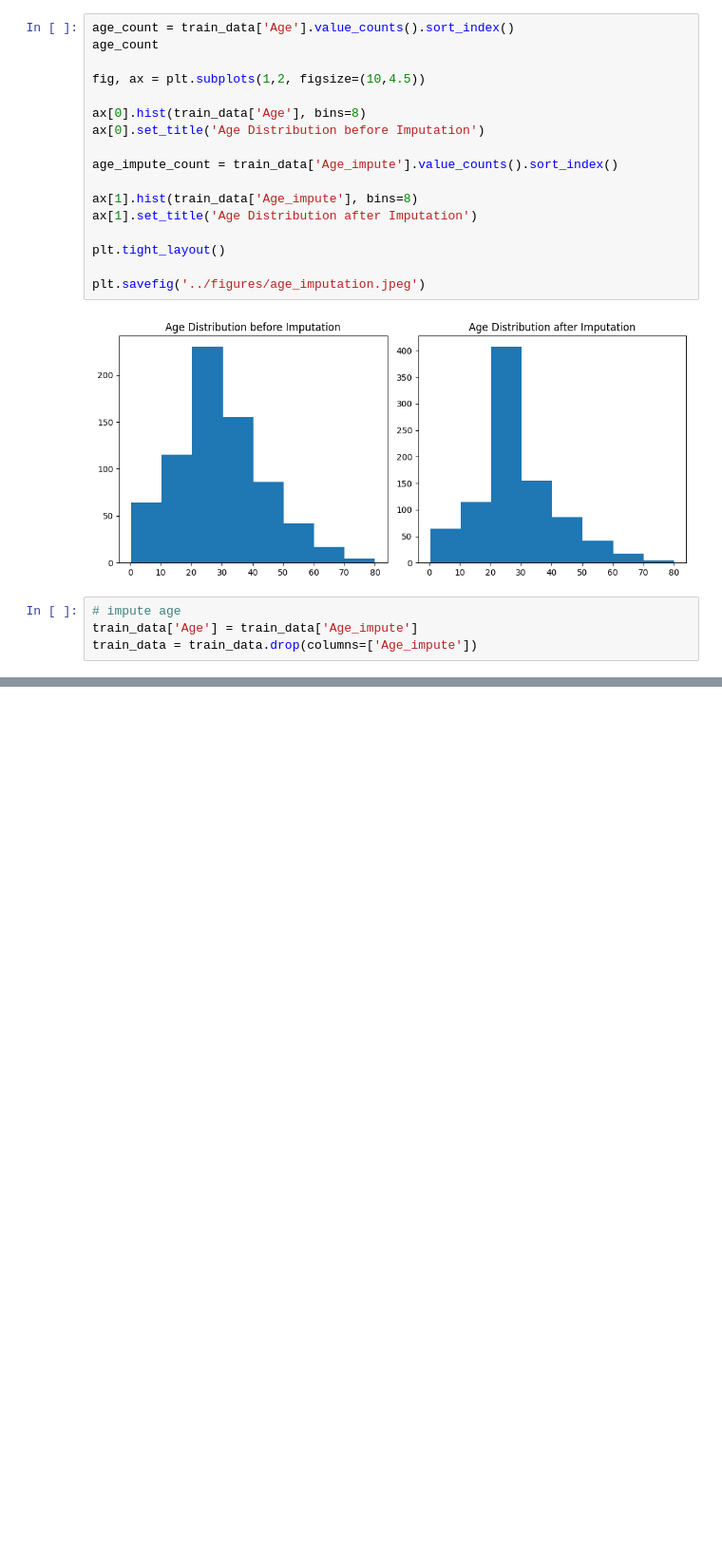
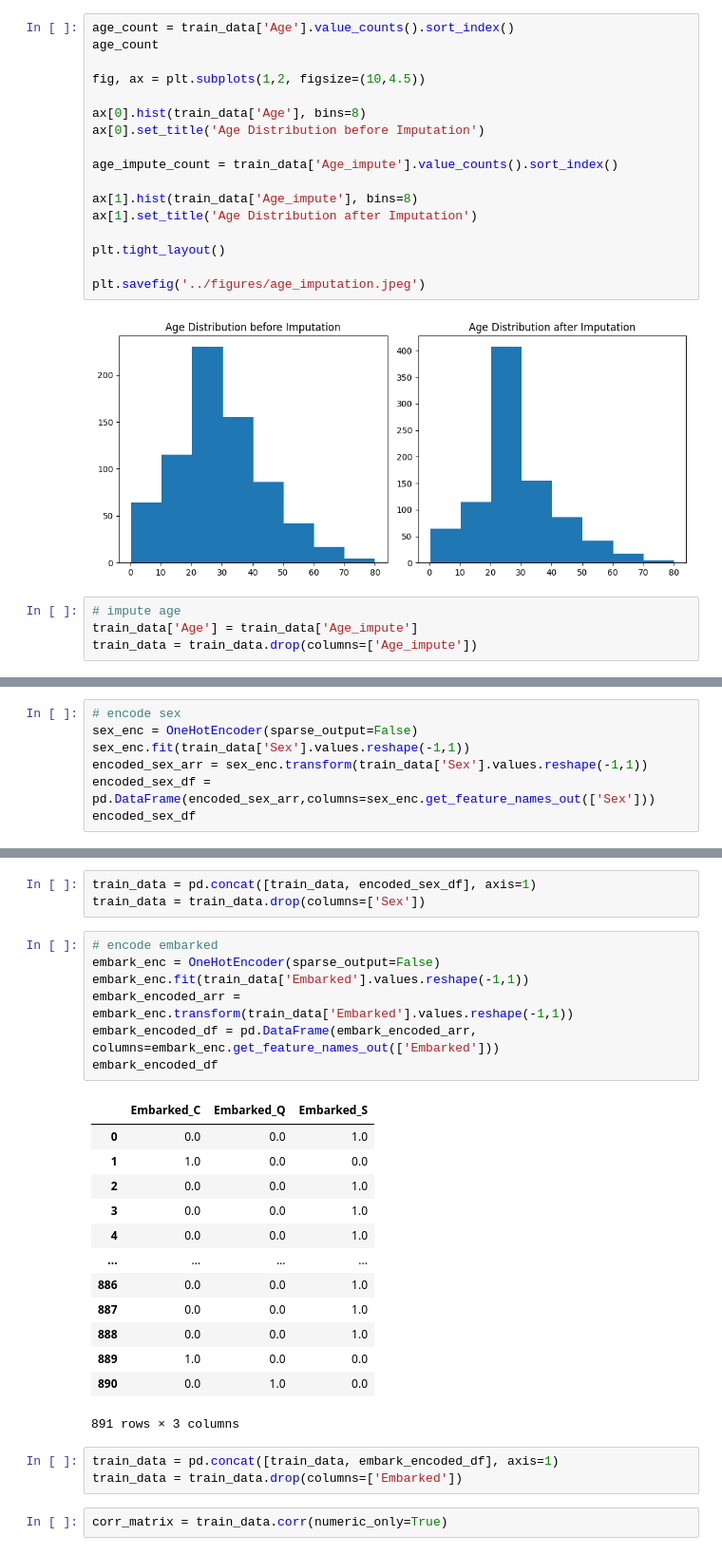
Before and after one commit to pkdc/titanic-survival-prediction, a Jupyter notebook: notebook/titanic.ipynb, the cells around one changed output, grey strips where cells are left out. Shown: that part at 95% size. Saved outputs shown, nothing was run; the diff lists cells and outputs as text; blank space fills up the shorter version.

```diff
--- a/notebook/titanic.ipynb
+++ b/notebook/titanic.ipynb
@@ -329 +293,8 @@ Embarked       0
 dtype: int64
+# %%
+# encode sex
+sex_enc = OneHotEncoder(sparse_output=False)
+sex_enc.fit(train_data['Sex'].values.reshape(-1,1))
+encoded_sex_arr = sex_enc.transform(train_data['Sex'].values.reshape(-1,1))
+encoded_sex_df = pd.DataFrame(encoded_sex_arr,columns=sex_enc.get_feature_names_out(['Sex']))
+encoded_sex_df
@@ -329,0 +315,29 @@ dtype: int64
+# %%
+train_data = pd.concat([train_data, encoded_sex_df], axis=1)
+train_data = train_data.drop(columns=['Sex'])
+# %%
+# encode embarked
+embark_enc = OneHotEncoder(sparse_output=False)
+embark_enc.fit(train_data['Embarked'].values.reshape(-1,1))
+embark_encoded_arr = embark_enc.transform(train_data['Embarked'].values.reshape(-1,1))
+embark_encoded_df = pd.DataFrame(embark_encoded_arr, columns=embark_enc.get_feature_names_out(['Embarked']))
+embark_encoded_df
+# %% [output]
+|  | Embarked_C | Embarked_Q | Embarked_S |
+| 0 | 0.0 | 0.0 | 1.0 |
+| 1 | 1.0 | 0.0 | 0.0 |
+| 2 | 0.0 | 0.0 | 1.0 |
+| 3 | 0.0 | 0.0 | 1.0 |
+| 4 | 0.0 | 0.0 | 1.0 |
+| ... | ... | ... | ... |
+| 886 | 0.0 | 0.0 | 1.0 |
+| 887 | 0.0 | 0.0 | 1.0 |
+| 888 | 0.0 | 0.0 | 1.0 |
+| 889 | 1.0 | 0.0 | 0.0 |
+| 890 | 0.0 | 1.0 | 0.0 |
+891 rows × 3 columns
+# %%
+train_data = pd.concat([train_data, embark_encoded_df], axis=1)
+train_data = train_data.drop(columns=['Embarked'])
+# %%
+corr_matrix = train_data.corr(numeric_only=True)
```
Also changed, not shown: parts of 9 cells of this notebook, 2 other files.
